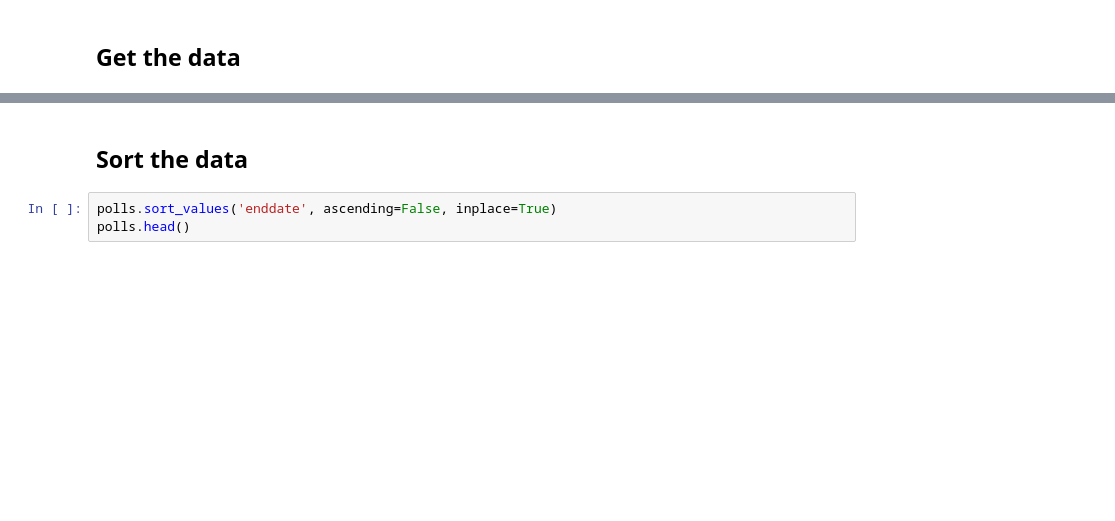
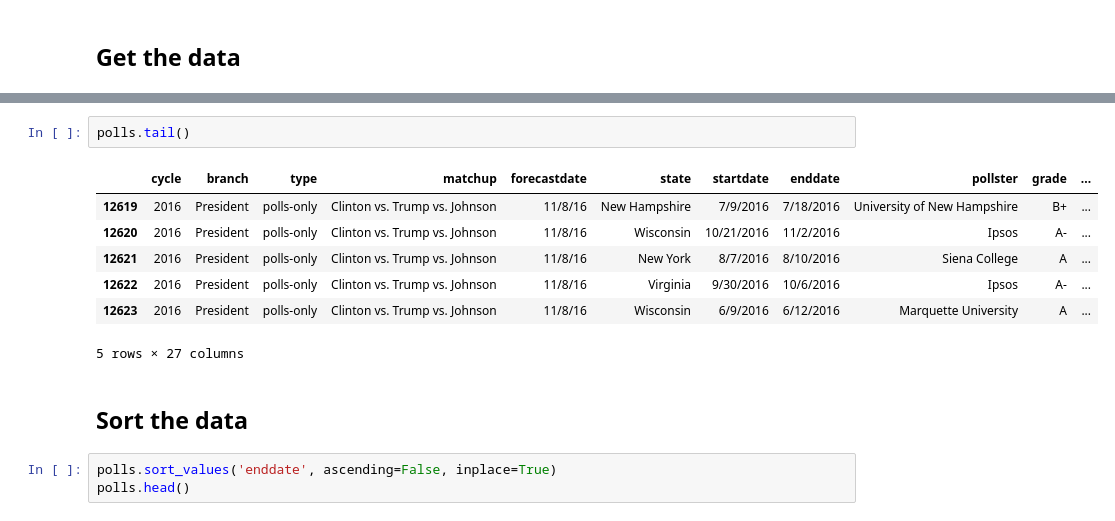
Before and after one commit to hekaplex/2022_03_DSI_WD, a Jupyter notebook: drew.minkin@divergence.one/py/EDA Python Lessons/Pandas/01 Pandas Introduction.ipynb, the cells around one changed output, grey strips where cells are left out. Drawn from its saved outputs; the diff is of its cells as text; blank space fills up the shorter version.

```diff
--- a/drew.minkin@divergence.one/py/EDA Python Lessons/Pandas/01 Pandas Introduction.ipynb
+++ b/drew.minkin@divergence.one/py/EDA Python Lessons/Pandas/01 Pandas Introduction.ipynb
@@ -37,3 +85,13 @@ polls.columns
+# %%
+polls.tail()
+# %% [output]
+|  | cycle | branch | type | matchup | forecastdate | state | startdate | enddate | pollster | grade | ... |
+| 12619 | 2016 | President | polls-only | Clinton vs. Trump vs. Johnson | 11/8/16 | New Hampshire | 7/9/2016 | 7/18/2016 | University of New Hampshire | B+ | ... |
+| 12620 | 2016 | President | polls-only | Clinton vs. Trump vs. Johnson | 11/8/16 | Wisconsin | 10/21/2016 | 11/2/2016 | Ipsos | A- | ... |
+| 12621 | 2016 | President | polls-only | Clinton vs. Trump vs. Johnson | 11/8/16 | New York | 8/7/2016 | 8/10/2016 | Siena College | A | ... |
+| 12622 | 2016 | President | polls-only | Clinton vs. Trump vs. Johnson | 11/8/16 | Virginia | 9/30/2016 | 10/6/2016 | Ipsos | A- | ... |
+| 12623 | 2016 | President | polls-only | Clinton vs. Trump vs. Johnson | 11/8/16 | Wisconsin | 6/9/2016 | 6/12/2016 | Marquette University | A | ... |
+5 rows × 27 columns
 # %% [markdown]
 ## Sort the data
 # %%
```
Also changed, not shown: parts of 19 cells of this notebook, 2 other files.
